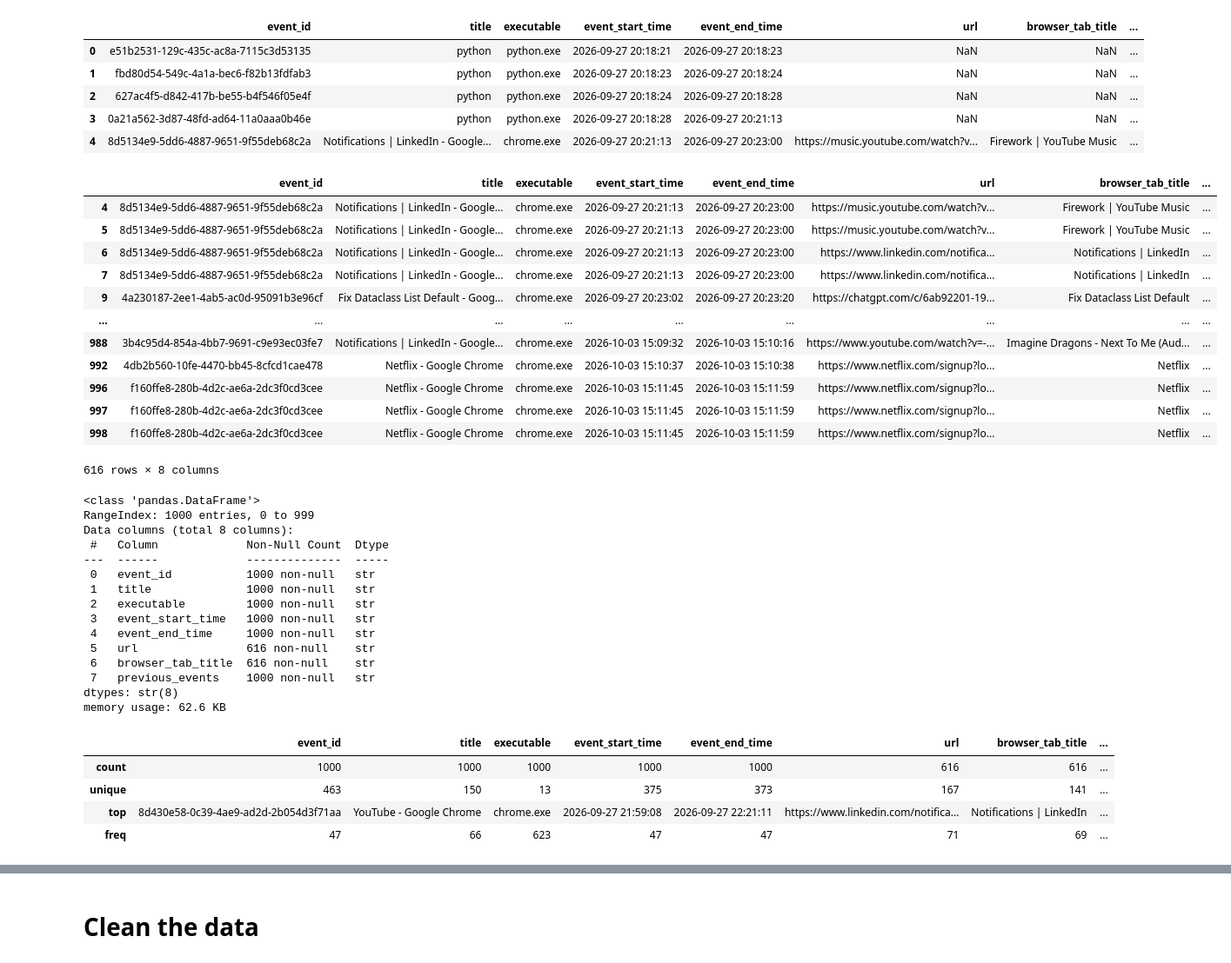
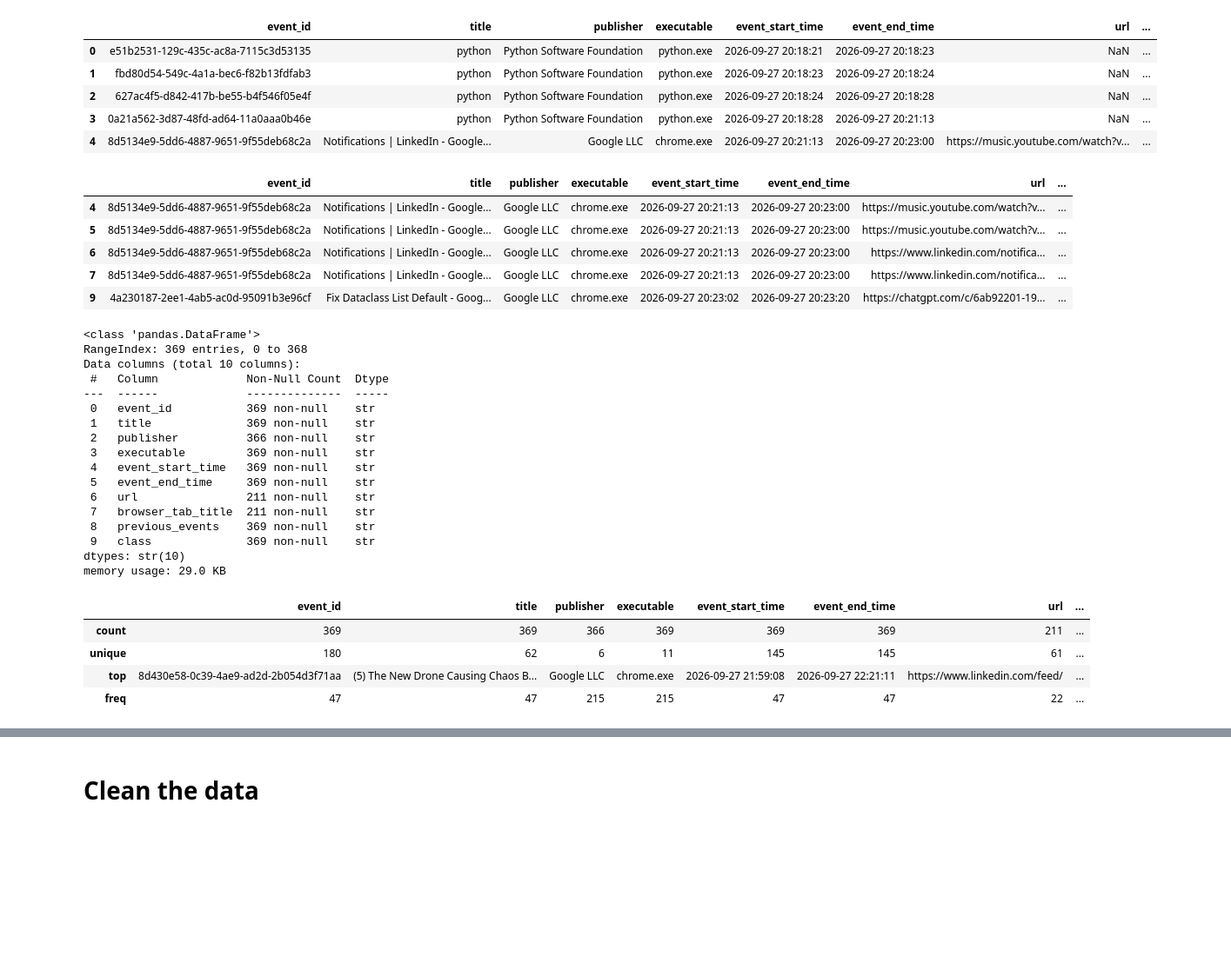
Before and after one commit to Eniark/Personal-Telemetry, a Jupyter notebook: server/event_classifier/backend/classifier_training.ipynb, the cells around one changed output, grey strips where cells are left out. Shown at 87% size. Drawn from its saved outputs; the diff is of its cells as text; code cells hidden in the pictures; blank space fills up the shorter version.

```diff
--- a/server/event_classifier/backend/classifier_training.ipynb
+++ b/server/event_classifier/backend/classifier_training.ipynb
@@ -7,65 +15,61 @@ import numpy as np
 conn = sqlite3.connect("../../db/telemetry.db")
 # %%
 df = pd.read_sql_query(
-    """SELECT os.event_id, os.title, os.executable, os.event_start_time, os.event_end_time,
-            browser.url, browser.title AS browser_tab_title, os.previous_events
+    """SELECT os.event_id, os.title, os.publisher, os.executable, os.event_start_time, os.event_end_time,
+            browser.url, browser.title AS browser_tab_title, os.previous_events, class
         FROM os_events
         AS os LEFT JOIN browser_events AS browser
         ON os.event_id=browser.os_event_id
+        WHERE class IS NOT NULL
         LIMIT 1000;""",
     conn,
     parse_dates = ["os_event_start_time", "os_event_end_time"]
 )
 df.head()
 # %% [output]
-|  | event_id | title | executable | event_start_time | event_end_time | url | browser_tab_title | ... |
-| 0 | e51b2531-129c-435c-ac8a-7115c3d53135 | python | python.exe | 2026-09-27 20:18:21 | 2026-09-27 20:18:23 | NaN | NaN | ... |
-| 1 | fbd80d54-549c-4a1a-bec6-f82b13fdfab3 | python | python.exe | 2026-09-27 20:18:23 | 2026-09-27 20:18:24 | NaN | NaN | ... |
-| 2 | 627ac4f5-d842-417b-be55-b4f546f05e4f | python | python.exe | 2026-09-27 20:18:24 | 2026-09-27 20:18:28 | NaN | NaN | ... |
-| 3 | 0a21a562-3d87-48fd-ad64-11a0aaa0b46e | python | python.exe | 2026-09-27 20:18:28 | 2026-09-27 20:21:13 | NaN | NaN | ... |
-| 4 | 8d5134e9-5dd6-4887-9651-9f55deb68c2a | Notifications | LinkedIn - Google... | chrome.exe | 2026-09-27 20:21:13 | 2026-09-27 20:23:00 | https://music.youtube.com/watch?v... | Firework | YouTube Music | ... |
+|  | event_id | title | publisher | executable | event_start_time | event_end_time | url | ... |
+| 0 | e51b2531-129c-435c-ac8a-7115c3d53135 | python | Python Software Foundation | python.exe | 2026-09-27 20:18:21 | 2026-09-27 20:18:23 | NaN | ... |
+| 1 | fbd80d54-549c-4a1a-bec6-f82b13fdfab3 | python | Python Software Foundation | python.exe | 2026-09-27 20:18:23 | 2026-09-27 20:18:24 | NaN | ... |
+| 2 | 627ac4f5-d842-417b-be55-b4f546f05e4f | python | Python Software Foundation | python.exe | 2026-09-27 20:18:24 | 2026-09-27 20:18:28 | NaN | ... |
+| 3 | 0a21a562-3d87-48fd-ad64-11a0aaa0b46e | python | Python Software Foundation | python.exe | 2026-09-27 20:18:28 | 2026-09-27 20:21:13 | NaN | ... |
+| 4 | 8d5134e9-5dd6-4887-9651-9f55deb68c2a | Notifications | LinkedIn - Google... | Google LLC | chrome.exe | 2026-09-27 20:21:13 | 2026-09-27 20:23:00 | https://music.youtube.com/watch?v... | ... |
 # %%
-df[df["url"].notna()]
+df[df["url"].notna()].head()
 # %% [output]
-|  | event_id | title | executable | event_start_time | event_end_time | url | browser_tab_title | ... |
-| 4 | 8d5134e9-5dd6-4887-9651-9f55deb68c2a | Notifications | LinkedIn - Google... | chrome.exe | 2026-09-27 20:21:13 | 2026-09-27 20:23:00 | https://music.youtube.com/watch?v... | Firework | YouTube Music | ... |
-| 5 | 8d5134e9-5dd6-4887-9651-9f55deb68c2a | Notifications | LinkedIn - Google... | chrome.exe | 2026-09-27 20:21:13 | 2026-09-27 20:23:00 | https://music.youtube.com/watch?v... | Firework | YouTube Music | ... |
-| 6 | 8d5134e9-5dd6-4887-9651-9f55deb68c2a | Notifications | LinkedIn - Google... | chrome.exe | 2026-09-27 20:21:13 | 2026-09-27 20:23:00 | https://www.linkedin.com/notifica... | Notifications | LinkedIn | ... |
-| 7 | 8d5134e9-5dd6-4887-9651-9f55deb68c2a | Notifications | LinkedIn - Google... | chrome.exe | 2026-09-27 20:21:13 | 2026-09-27 20:23:00 | https://www.linkedin.com/notifica... | Notifications | LinkedIn | ... |
-| 9 | 4a230187-2ee1-4ab5-ac0d-95091b3e96cf | Fix Dataclass List Default - Goog... | chrome.exe | 2026-09-27 20:23:02 | 2026-09-27 20:23:20 | https://chatgpt.com/c/6ab92201-19... | Fix Dataclass List Default | ... |
-| ... | ... | ... | ... | ... | ... | ... | ... | ... |
-| 988 | 3b4c95d4-854a-4bb7-9691-c9e93ec03fe7 | Notifications | LinkedIn - Google... | chrome.exe | 2026-10-03 15:09:32 | 2026-10-03 15:10:16 | https://www.youtube.com/watch?v=-... | Imagine Dragons - Next To Me (Aud... | ... |
-| 992 | 4db2b560-10fe-4470-bb45-8cfcd1cae478 | Netflix - Google Chrome | chrome.exe | 2026-10-03 15:10:37 | 2026-10-03 15:10:38 | https://www.netflix.com/signup?lo... | Netflix | ... |
-| 996 | f160ffe8-280b-4d2c-ae6a-2dc3f0cd3cee | Netflix - Google Chrome | chrome.exe | 2026-10-03 15:11:45 | 2026-10-03 15:11:59 | https://www.netflix.com/signup?lo... | Netflix | ... |
-| 997 | f160ffe8-280b-4d2c-ae6a-2dc3f0cd3cee | Netflix - Google Chrome | chrome.exe | 2026-10-03 15:11:45 | 2026-10-03 15:11:59 | https://www.netflix.com/signup?lo... | Netflix | ... |
-| 998 | f160ffe8-280b-4d2c-ae6a-2dc3f0cd3cee | Netflix - Google Chrome | chrome.exe | 2026-10-03 15:11:45 | 2026-10-03 15:11:59 | https://www.netflix.com/signup?lo... | Netflix | ... |
+|  | event_id | title | publisher | executable | event_start_time | event_end_time | url | ... |
+| 4 | 8d5134e9-5dd6-4887-9651-9f55deb68c2a | Notifications | LinkedIn - Google... | Google LLC | chrome.exe | 2026-09-27 20:21:13 | 2026-09-27 20:23:00 | https://music.youtube.com/watch?v... | ... |
+| 5 | 8d5134e9-5dd6-4887-9651-9f55deb68c2a | Notifications | LinkedIn - Google... | Google LLC | chrome.exe | 2026-09-27 20:21:13 | 2026-09-27 20:23:00 | https://music.youtube.com/watch?v... | ... |
+| 6 | 8d5134e9-5dd6-4887-9651-9f55deb68c2a | Notifications | LinkedIn - Google... | Google LLC | chrome.exe | 2026-09-27 20:21:13 | 2026-09-27 20:23:00 | https://www.linkedin.com/notifica... | ... |
+| 7 | 8d5134e9-5dd6-4887-9651-9f55deb68c2a | Notifications | LinkedIn - Google... | Google LLC | chrome.exe | 2026-09-27 20:21:13 | 2026-09-27 20:23:00 | https://www.linkedin.com/notifica... | ... |
+| 9 | 4a230187-2ee1-4ab5-ac0d-95091b3e96cf | Fix Dataclass List Default - Goog... | Google LLC | chrome.exe | 2026-09-27 20:23:02 | 2026-09-27 20:23:20 | https://chatgpt.com/c/6ab92201-19... | ... |
-616 rows × 8 columns
 # %%
 df.info()
 # %% [output]
 <class 'pandas.DataFrame'>
-RangeIndex: 1000 entries, 0 to 999
-Data columns (total 8 columns):
+RangeIndex: 369 entries, 0 to 368
+Data columns (total 10 columns):
  #   Column             Non-Null Count  Dtype
 ---  ------             --------------  -----
- 0   event_id           1000 non-null   str
- 1   title              1000 non-null   str
- 2   executable         1000 non-null   str
- 3   event_start_time   1000 non-null   str
- 4   event_end_time     1000 non-null   str
- 5   url                616 non-null    str
- 6   browser_tab_title  616 non-null    str
- 7   previous_events    1000 non-null   str
-dtypes: str(8)
-memory usage: 62.6 KB
+ 0   event_id           369 non-null    str
+ 1   title              369 non-null    str
+ 2   publisher          366 non-null    str
+ 3   executable         369 non-null    str
+ 4   event_start_time   369 non-null    str
+ 5   event_end_time     369 non-null    str
+ 6   url                211 non-null    str
+ 7   browser_tab_title  211 non-null    str
+ 8   previous_events    369 non-null    str
+ 9   class              369 non-null    str
+dtypes: str(10)
+memory usage: 29.0 KB
 # %%
 df.describe()
 # %% [output]
-|  | event_id | title | executable | event_start_time | event_end_time | url | browser_tab_title | ... |
-| count | 1000 | 1000 | 1000 | 1000 | 1000 | 616 | 616 | ... |
-| unique | 463 | 150 | 13 | 375 | 373 | 167 | 141 | ... |
-| top | 8d430e58-0c39-4ae9-ad2d-2b054d3f71aa | YouTube - Google Chrome | chrome.exe | 2026-09-27 21:59:08 | 2026-09-27 22:21:11 | https://www.linkedin.com/notifica... | Notifications | LinkedIn | ... |
-| freq | 47 | 66 | 623 | 47 | 47 | 71 | 69 | ... |
+|  | event_id | title | publisher | executable | event_start_time | event_end_time | url | ... |
+| count | 369 | 369 | 366 | 369 | 369 | 369 | 211 | ... |
+| unique | 180 | 62 | 6 | 11 | 145 | 145 | 61 | ... |
+| top | 8d430e58-0c39-4ae9-ad2d-2b054d3f71aa | (5) The New Drone Causing Chaos B... | Google LLC | chrome.exe | 2026-09-27 21:59:08 | 2026-09-27 22:21:11 | https://www.linkedin.com/feed/ | ... |
+| freq | 47 | 47 | 215 | 215 | 47 | 47 | 22 | ... |
 # %%
 df['executable'].value_counts()
 # %% [output]
```
Also changed, not shown: parts of 19 cells of this notebook.
